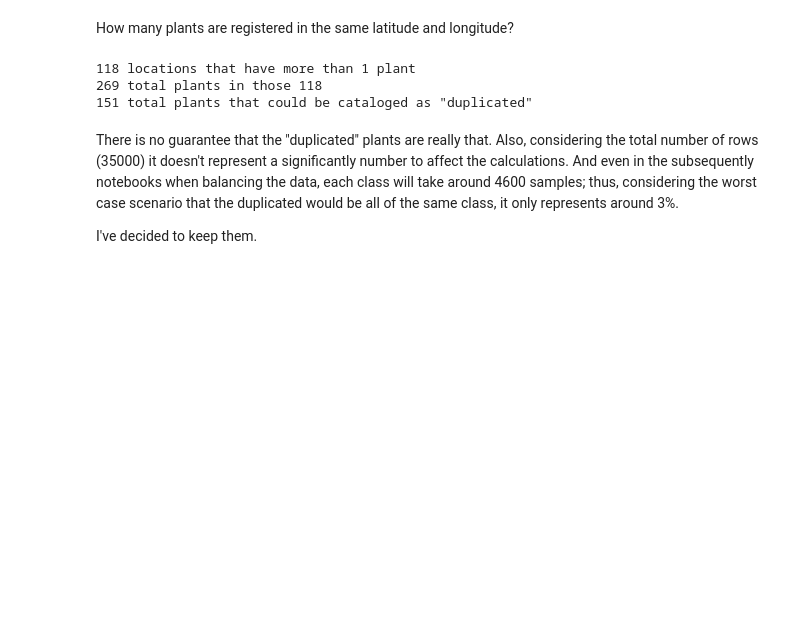
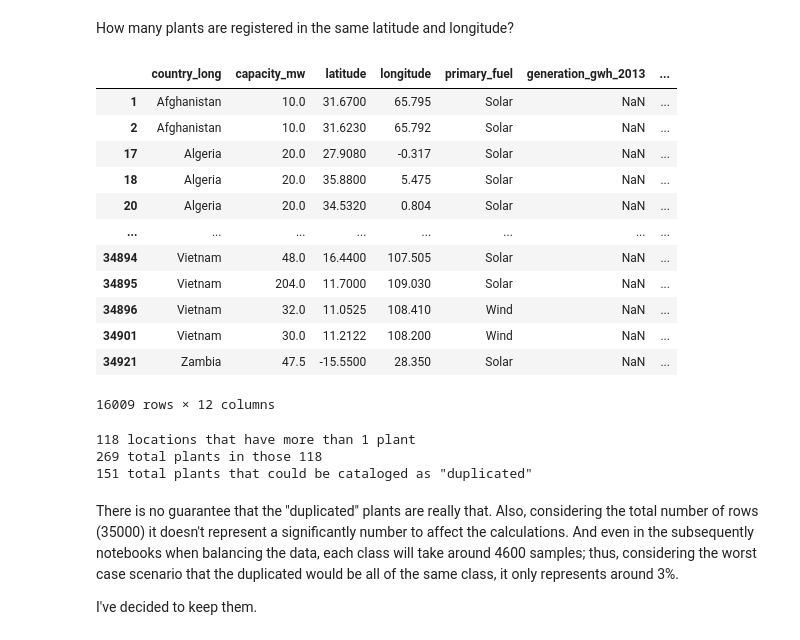
Before and after one commit to tomashbk/solar_wind_power_plants_prediction, a Jupyter notebook: notebooks/1-EDA-modif-GPPD.ipynb, the cells around one changed output. Drawn from its saved outputs; the diff is of its cells as text; code cells hidden in the pictures; blank space fills up the shorter version.

```diff
--- a/notebooks/1-EDA-modif-GPPD.ipynb
+++ b/notebooks/1-EDA-modif-GPPD.ipynb
@@ -69,3 +71,19 @@ memory usage: 2.9+ MB
 # %% [markdown]
 How many plants are registered in the same latitude and longitude?
+# %%
+df_power_plants.loc[(df_power_plants['primary_fuel'] == 'Solar') | (df_power_plants['primary_fuel'] == 'Wind') ]
+# %% [output]
+|  | country_long | capacity_mw | latitude | longitude | primary_fuel | generation_gwh_2013 | ... |
+| 1 | Afghanistan | 10.0 | 31.6700 | 65.795 | Solar | NaN | ... |
+| 2 | Afghanistan | 10.0 | 31.6230 | 65.792 | Solar | NaN | ... |
+| 17 | Algeria | 20.0 | 27.9080 | -0.317 | Solar | NaN | ... |
+| 18 | Algeria | 20.0 | 35.8800 | 5.475 | Solar | NaN | ... |
+| 20 | Algeria | 20.0 | 34.5320 | 0.804 | Solar | NaN | ... |
+| ... | ... | ... | ... | ... | ... | ... | ... |
+| 34894 | Vietnam | 48.0 | 16.4400 | 107.505 | Solar | NaN | ... |
+| 34895 | Vietnam | 204.0 | 11.7000 | 109.030 | Solar | NaN | ... |
+| 34896 | Vietnam | 32.0 | 11.0525 | 108.410 | Wind | NaN | ... |
+| 34901 | Vietnam | 30.0 | 11.2122 | 108.200 | Wind | NaN | ... |
+| 34921 | Zambia | 47.5 | -15.5500 | 28.350 | Solar | NaN | ... |
+16009 rows × 12 columns
 # %%
```
Also changed, not shown: parts of 8 cells of this notebook, 10 other files.
